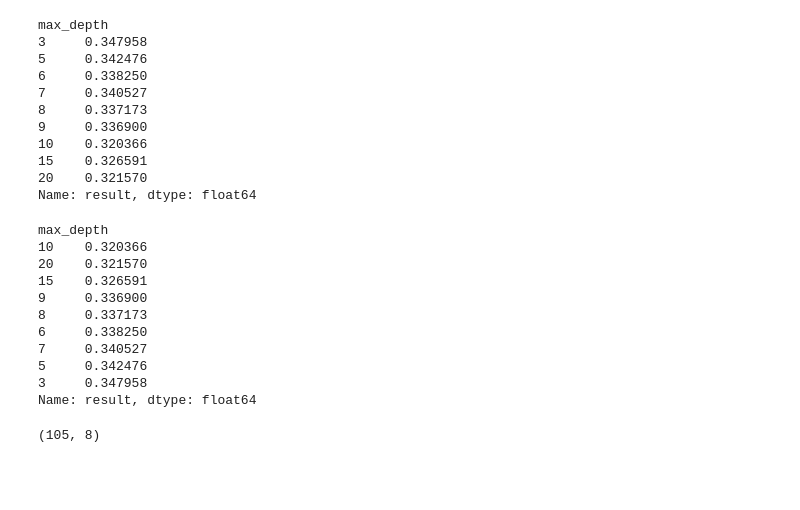
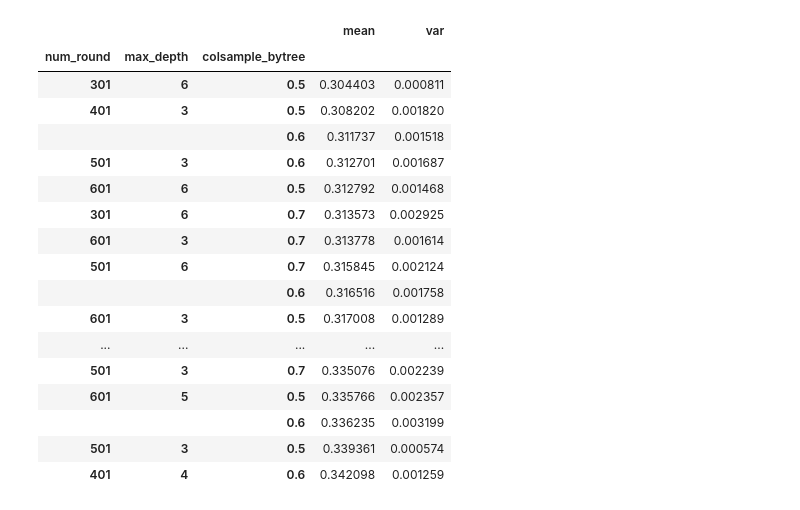
Before and after one commit to mengyx-work/ipyhon_notebooks, a Jupyter notebook: bosch_full_data_model_performance.ipynb, the cells around one changed output. Saved outputs shown, nothing was run; the diff lists cells and outputs as text; code cells hidden in the pictures; blank space fills up the shorter version.

```diff
--- a/bosch_full_data_model_performance.ipynb
+++ b/bosch_full_data_model_performance.ipynb
@@ -55 +108,23 @@ xgb_model_performance
+# %%
+grouped_results = grouped_results.sort_values(by='mean')
+grouped_results
+# %% [output]
+|  |  |  | mean | var |
+| num_round | max_depth | colsample_bytree |  |  |
+| 301 | 6 | 0.5 | 0.304403 | 0.000811 |
+| 401 | 3 | 0.5 | 0.308202 | 0.001820 |
+|  |  | 0.6 | 0.311737 | 0.001518 |
+| 501 | 3 | 0.6 | 0.312701 | 0.001687 |
+| 601 | 6 | 0.5 | 0.312792 | 0.001468 |
+| 301 | 6 | 0.7 | 0.313573 | 0.002925 |
+| 601 | 3 | 0.7 | 0.313778 | 0.001614 |
+| 501 | 6 | 0.7 | 0.315845 | 0.002124 |
+|  |  | 0.6 | 0.316516 | 0.001758 |
+| 601 | 3 | 0.5 | 0.317008 | 0.001289 |
+| ... | ... | ... | ... | ... |
+| 501 | 3 | 0.7 | 0.335076 | 0.002239 |
+| 601 | 5 | 0.5 | 0.335766 | 0.002357 |
+|  |  | 0.6 | 0.336235 | 0.003199 |
+| 501 | 3 | 0.5 | 0.339361 | 0.000574 |
+| 401 | 4 | 0.6 | 0.342098 | 0.001259 |
 # %%
@@ -60,36 +140 @@ sorted_results = xgb_model_performance.groupby(['max_depth'])['result'].mean()
 #xgb_model_performance.groupby(['colsample_bytree'])['result'].mean()
-# %%
-sorted_results
-# %% [output]
-max_depth
-3     0.347958
-5     0.342476
-6     0.338250
-7     0.340527
-8     0.337173
-9     0.336900
-10    0.320366
-15    0.326591
-20    0.321570
-Name: result, dtype: float64
-# %%
-sorted_results.sort()
-sorted_results
-# %% [output]
-max_depth
-10    0.320366
-20    0.321570
-15    0.326591
-9     0.336900
-8     0.337173
-6     0.338250
-7     0.340527
-5     0.342476
-3     0.347958
-Name: result, dtype: float64
-# %%
-rf_model_path = '/home/ymm/kaggle/bosch/full_data_FE_filled_missing_models/cross_validate_processed_subsample_50k_data_rf_models'
-data_path_list = [rf_model_path]
-rf_model_performance = extract_models_params(data_path_list, file_name)
-# %% [output]
-(105, 8)
```
Also changed, not shown: parts of 28 cells of this notebook.
